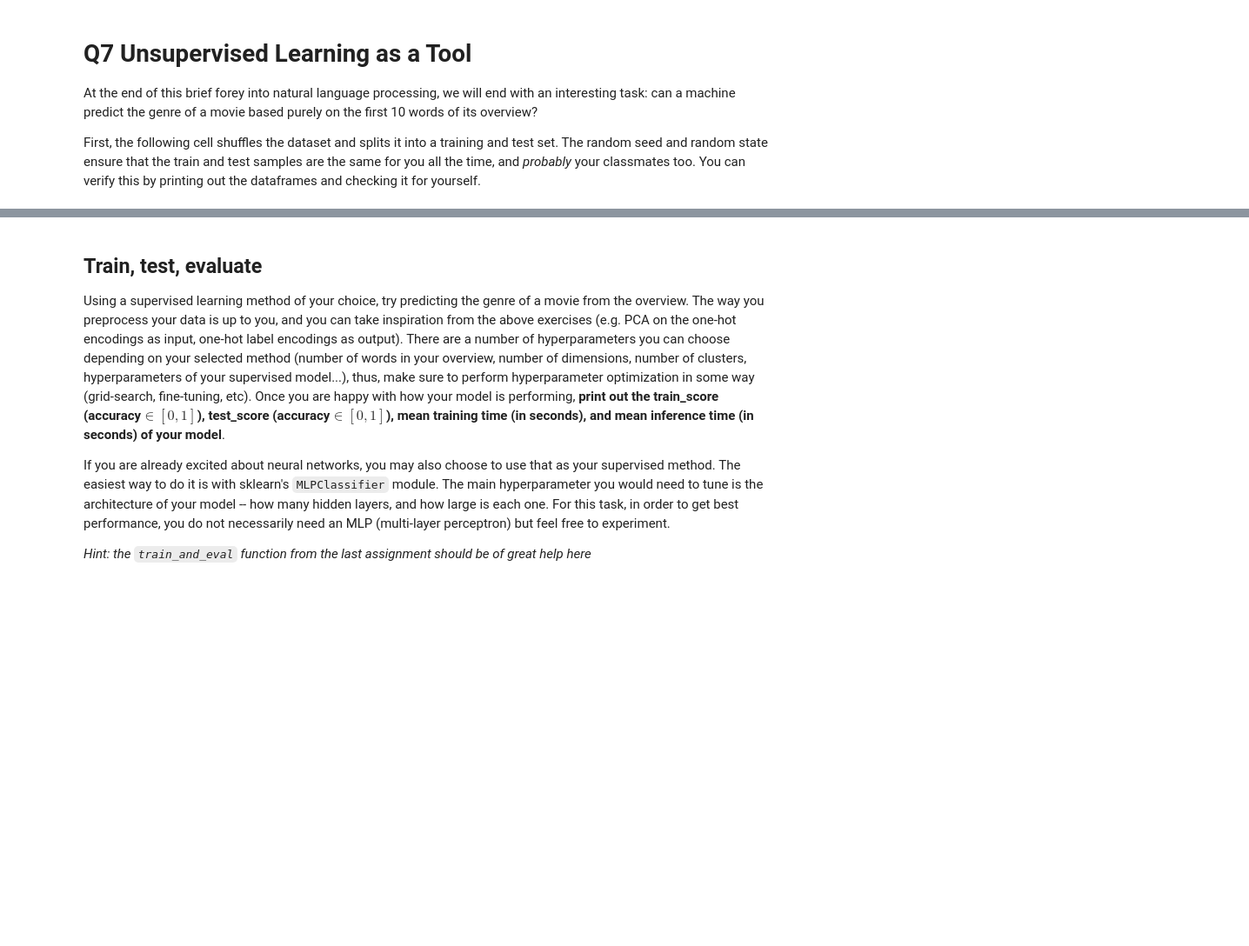
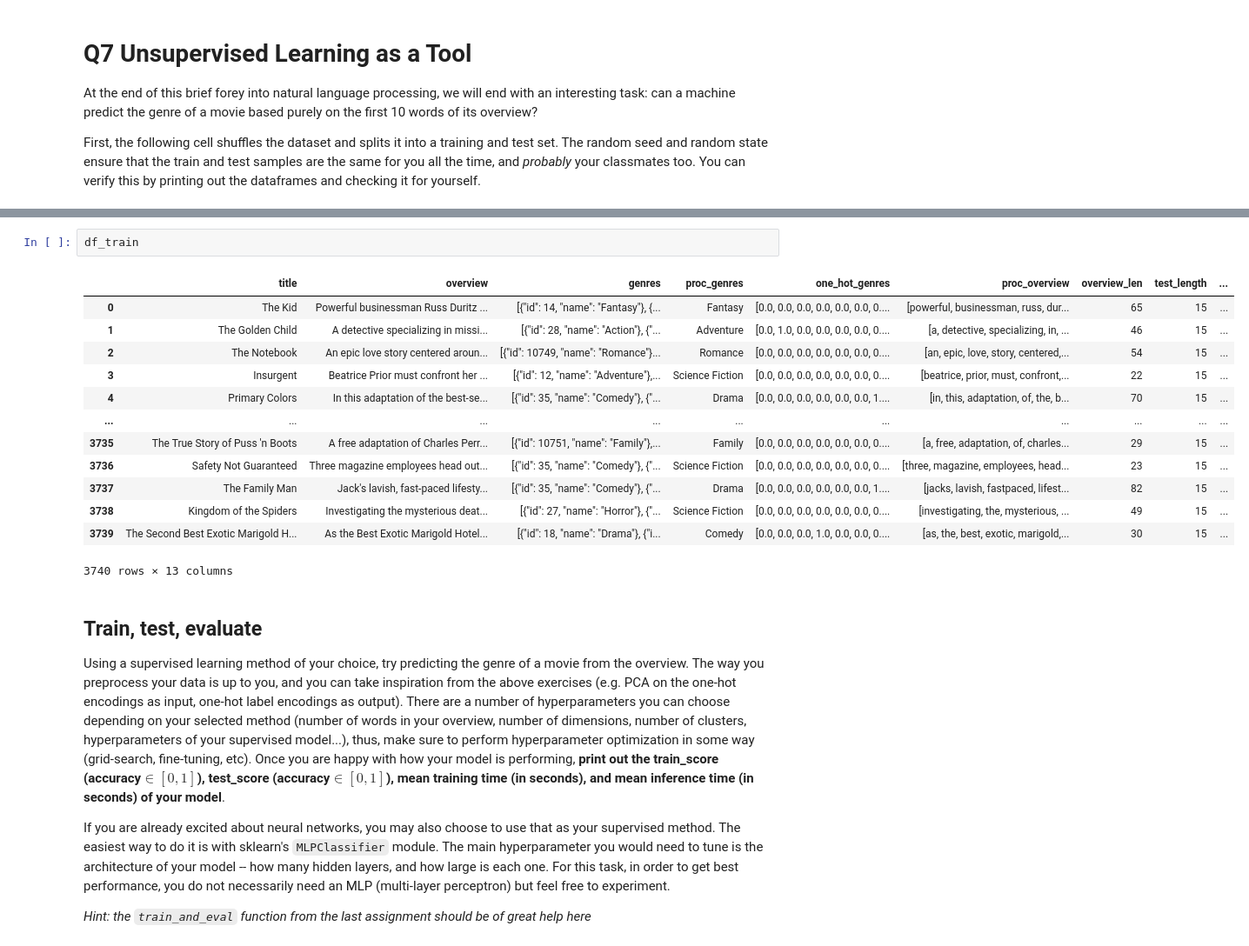
Before and after one commit to mrozalski/TMDL2024, a Jupyter notebook: week3/Assignment 3 - Empty.ipynb, the cells around one changed output, grey strips where cells are left out. Shown at 87% size. Cells and saved outputs as stored; diff of their text form; blank space fills up the shorter version.

```diff
--- a/week3/Assignment 3 - Empty.ipynb
+++ b/week3/Assignment 3 - Empty.ipynb
@@ -623,3 +643,19 @@ print(len(df_train), len(df_test))
+# %%
+df_train
+# %% [output]
+|  | title | overview | genres | proc_genres | one_hot_genres | proc_overview | overview_len | test_length | ... |
+| 0 | The Kid | Powerful businessman Russ Duritz ... | [{"id": 14, "name": "Fantasy"}, {... | Fantasy | [0.0, 0.0, 0.0, 0.0, 0.0, 0.0, 0.... | [powerful, businessman, russ, dur... | 65 | 15 | ... |
+| 1 | The Golden Child | A detective specializing in missi... | [{"id": 28, "name": "Action"}, {"... | Adventure | [0.0, 1.0, 0.0, 0.0, 0.0, 0.0, 0.... | [a, detective, specializing, in, ... | 46 | 15 | ... |
+| 2 | The Notebook | An epic love story centered aroun... | [{"id": 10749, "name": "Romance"}... | Romance | [0.0, 0.0, 0.0, 0.0, 0.0, 0.0, 0.... | [an, epic, love, story, centered,... | 54 | 15 | ... |
+| 3 | Insurgent | Beatrice Prior must confront her ... | [{"id": 12, "name": "Adventure"},... | Science Fiction | [0.0, 0.0, 0.0, 0.0, 0.0, 0.0, 0.... | [beatrice, prior, must, confront,... | 22 | 15 | ... |
+| 4 | Primary Colors | In this adaptation of the best-se... | [{"id": 35, "name": "Comedy"}, {"... | Drama | [0.0, 0.0, 0.0, 0.0, 0.0, 0.0, 1.... | [in, this, adaptation, of, the, b... | 70 | 15 | ... |
+| ... | ... | ... | ... | ... | ... | ... | ... | ... | ... |
+| 3735 | The True Story of Puss 'n Boots | A free adaptation of Charles Perr... | [{"id": 10751, "name": "Family"},... | Family | [0.0, 0.0, 0.0, 0.0, 0.0, 0.0, 0.... | [a, free, adaptation, of, charles... | 29 | 15 | ... |
+| 3736 | Safety Not Guaranteed | Three magazine employees head out... | [{"id": 35, "name": "Comedy"}, {"... | Science Fiction | [0.0, 0.0, 0.0, 0.0, 0.0, 0.0, 0.... | [three, magazine, employees, head... | 23 | 15 | ... |
+| 3737 | The Family Man | Jack's lavish, fast-paced lifesty... | [{"id": 35, "name": "Comedy"}, {"... | Drama | [0.0, 0.0, 0.0, 0.0, 0.0, 0.0, 1.... | [jacks, lavish, fastpaced, lifest... | 82 | 15 | ... |
+| 3738 | Kingdom of the Spiders | Investigating the mysterious deat... | [{"id": 27, "name": "Horror"}, {"... | Science Fiction | [0.0, 0.0, 0.0, 0.0, 0.0, 0.0, 0.... | [investigating, the, mysterious, ... | 49 | 15 | ... |
+| 3739 | The Second Best Exotic Marigold H... | As the Best Exotic Marigold Hotel... | [{"id": 18, "name": "Drama"}, {"i... | Comedy | [0.0, 0.0, 0.0, 1.0, 0.0, 0.0, 0.... | [as, the, best, exotic, marigold,... | 30 | 15 | ... |
+3740 rows × 13 columns
 # %% [markdown]
 ## Train, test, evaluate
 
```
Also changed, not shown: parts of 3 cells of this notebook.
